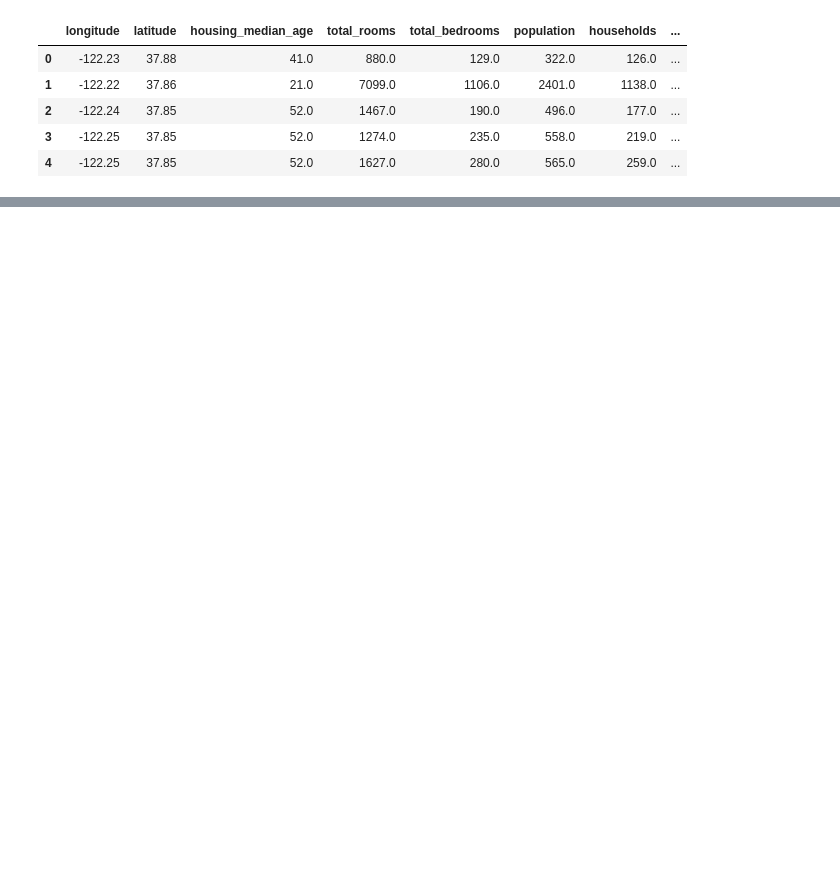
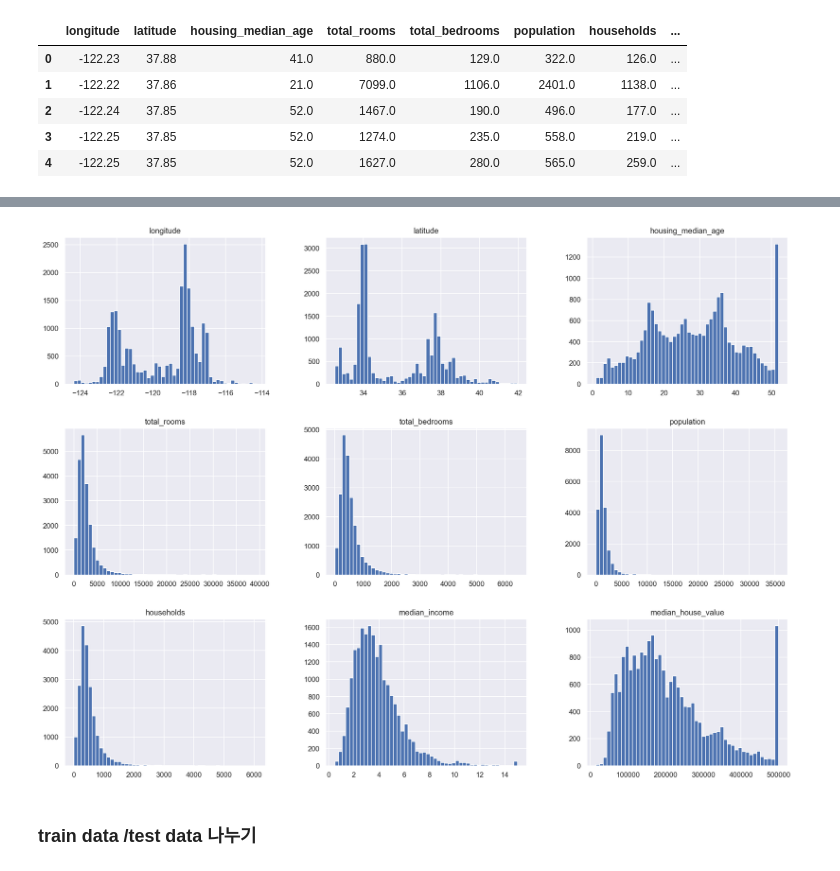
Before and after one commit to yeonghwanchoi/TIL, a Jupyter notebook: hands_on_ML/HOML_house_example.ipynb, the cells around one changed output, grey strips where cells are left out. Cells and saved outputs as stored; diff of their text form; code cells hidden in the pictures; blank space fills up the shorter version.

```diff
--- a/hands_on_ML/HOML_house_example.ipynb
+++ b/hands_on_ML/HOML_house_example.ipynb
@@ -33,0 +48,7 @@ housing.head()
+# %%
+housing.hist(bins=50,figsize=(20,15))
+plt.show()
+# %% [output]
+[figure, added]
+# %% [markdown]
+<h3>train data /test data 나누기</h3>
```
Also changed, not shown: parts of 19 cells of this notebook.
